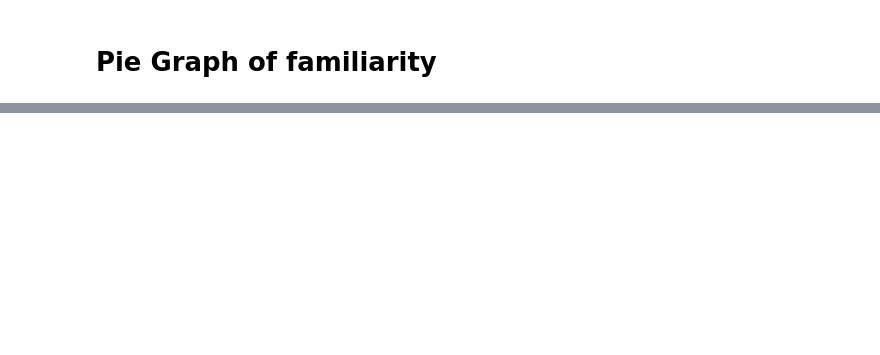
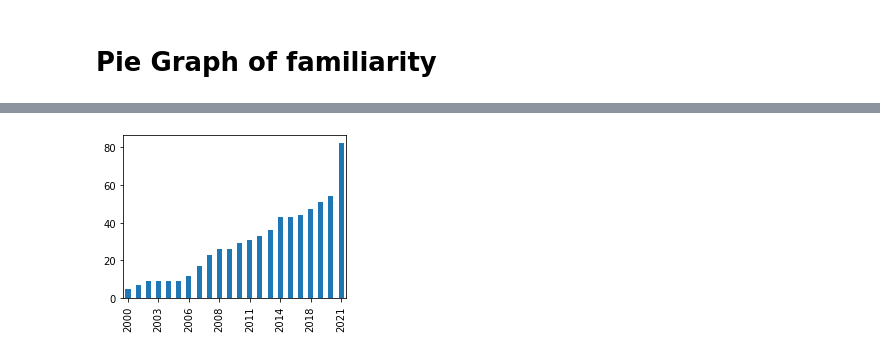
Before and after one commit to padillacoreanolab/literature_review_processing, a Jupyter notebook: results/2022_09_09_literature_review_processing/Graphs for Literature Review.ipynb, the cells around one changed output, grey strips where cells are left out. Cells and saved outputs as stored; diff of their text form; code cells hidden in the pictures; blank space fills up the shorter version.

Commit message:
Social Memory Graph

```diff
--- a/results/2022_09_09_literature_review_processing/Graphs for Literature Review.ipynb
+++ b/results/2022_09_09_literature_review_processing/Graphs for Literature Review.ipynb
@@ -345,0 +289,10 @@ NameError: name 'patches' is not defined
+# %%
+m_df = survey_df[['Title','Publication Date (YYYY-MM)']].copy()
+# %%
+# Filter for titles that have social memory
+#n_df = m_df.loc[m_df['Title'].str.contains('social memory','Social memory')]
+mne_df = m_df['Publication Date (YYYY-MM)'].str.extract(r'(\d+)')
+mne_df = mne_df[0].astype(int)
+mne_df = mne_df.value_counts()
+mne_df = mne_df.drop(mne_df.index[-1])
+#mne_df['Publication Date (YYYY-MM)'] = pd.to_numeric(mne_df['Publication Date (YYYY-MM)'], errors='coerce')
@@ -345,0 +320,7 @@ NameError: name 'patches' is not defined
+# %%
+x=mne_df.iloc[::-1].plot.bar()
+x.locator_params(axis='x', nbins=10)
+plt.ylabel('Percent papers not specified', fontsize = 12)
+plt.xlabel('Percent papers not specified', fontsize = 12)
+# %% [output]
+[figure, added]
```
Also changed, not shown: parts of 10 cells of this notebook, 1 other file.
